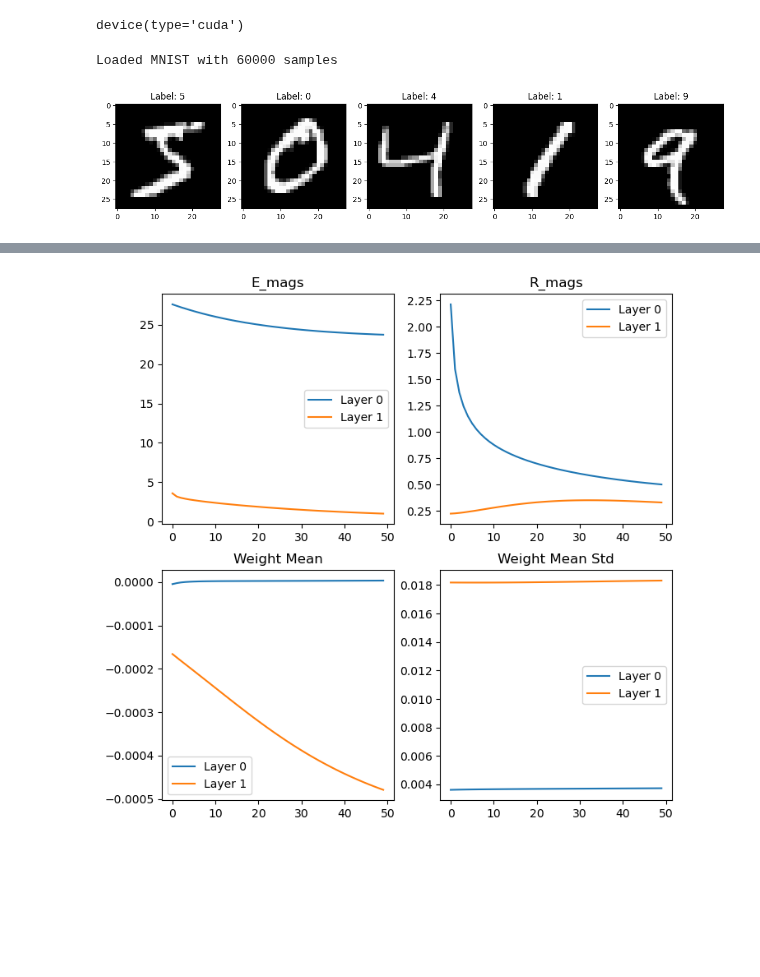
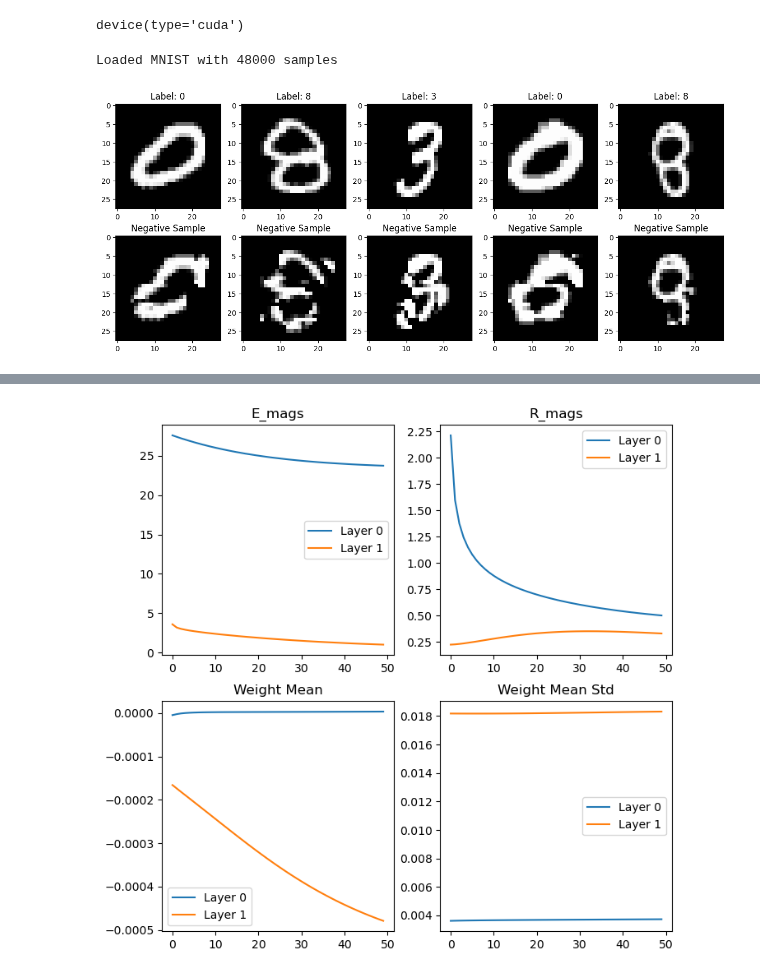
Before and after one commit to joeagriffith/ml-learning, a Jupyter notebook: Deep_Learning/Experimental/Hebbian_Learning/mnist/mnist_simplelayer.ipynb, the cells around one changed output, grey strips where cells are left out. Saved outputs shown, nothing was run; the diff lists cells and outputs as text; code cells hidden in the pictures; blank space fills up the shorter version.

```diff
--- a/Deep_Learning/Experimental/Hebbian_Learning/mnist/mnist_simplelayer.ipynb
+++ b/Deep_Learning/Experimental/Hebbian_Learning/mnist/mnist_simplelayer.ipynb
@@ -14,26 +14,61 @@ device = torch.device('cuda') if torch.cuda.is_available() else "cpu"
 device
 # %% [output]
 device(type='cuda')
+# %%
+class MixSamples():
+    def __init__(self, dataset):
+        self.dataset = dataset
+        self.n = len(dataset)
+    def __call__(self, x, _=None):
+        i = torch.randint(0, self.n-1, (x.shape[0],))
+        return mix_images(x, self.dataset[i][0])
+
+def mix_images(x1, x2, steps=10):
+    device = x1.device
+    mask = torch.bernoulli(torch.ones((28,28))*0.5).unsqueeze(0).unsqueeze(0).to(device)
+    # blur  with a filter of the form [1/4, 1/2, 1/4] in both horizontal and veritical directions
+    filter_h = torch.tensor([[1/4, 1/2, 1/4]]).to(device)
+    filter_v = torch.tensor([[1/4], [1/2], [1/4]]).to(device)
+    for _ in range(5):
+        mask = F.conv2d(mask, filter_h.unsqueeze(0).unsqueeze(0), padding='same')
+        mask = F.conv2d(mask, filter_v.unsqueeze(0).unsqueeze(0), padding='same')
+
+    # threshold at 0.5
+    mask_1 = mask > 0.5
+    mask_2 = mask <= 0.5
+
+    out = x1*mask_1 + x2*mask_2
+    return out.squeeze(0)
 # %%
 transform = transforms.Compose([
     transforms.ToTensor(),
     transforms.Normalize((0.1307,), (0.3081,)),
 ])
 
 raw_dataset = datasets.MNIST(root="../Datasets/", train=True, transform=transform, download=False)
 # subset_size = 10000
 # raw_dataset = torch.utils.data.Subset(raw_dataset, range(subset_size))
 
-positive_dataset = PreloadedDataset.from_dataset(raw_dataset, transforms.ToTensor(), device)
+VAL_RATIO = 0.2
+n_val = int(len(raw_dataset) * VAL_RATIO)
+n_train = len(raw_dataset) - n_val
+train_dataset, val_dataset = torch.utils.data.random_split(raw_dataset, [n_train, n_val])
+
+
+positive_dataset = PreloadedDataset.from_dataset(train_dataset, None, device)
+negative_dataset = PreloadedDataset.from_dataset(positive_dataset, MixSamples(positive_dataset), device)
+val_dataset = PreloadedDataset.from_dataset(val_dataset, transforms.ToTensor(), device)
 print(f'Loaded MNIST with {len(positive_dataset)} samples')
 # show first samples
 import matplotlib.pyplot as plt
 import numpy as np
-fig, axs = plt.subplots(1, 5, figsize=(15, 5))
+fig, axs = plt.subplots(2, 5, figsize=(15, 6))
 for i in range(5):
-    axs[i].imshow(np.squeeze(positive_dataset[i][0].cpu().numpy()), cmap='gray')
-    axs[i].set_title(f"Label: {positive_dataset[i][1]}")
+    axs[0,i].imshow(np.squeeze(positive_dataset[i][0].cpu().numpy()), cmap='gray')
+    axs[0,i].set_title(f"Label: {positive_dataset[i][1]}")
+    axs[1,i].imshow(np.squeeze(negative_dataset[i][0].cpu().numpy()), cmap='gray')
+    axs[1,i].set_title(f"Negative Sample")
 plt.show()
 # %% [output]
-Loaded MNIST with 60000 samples
+Loaded MNIST with 48000 samples
-[figure, old version]
+[figure, new version]
```
Also changed, not shown: parts of 12 cells of this notebook, 3 other files.
